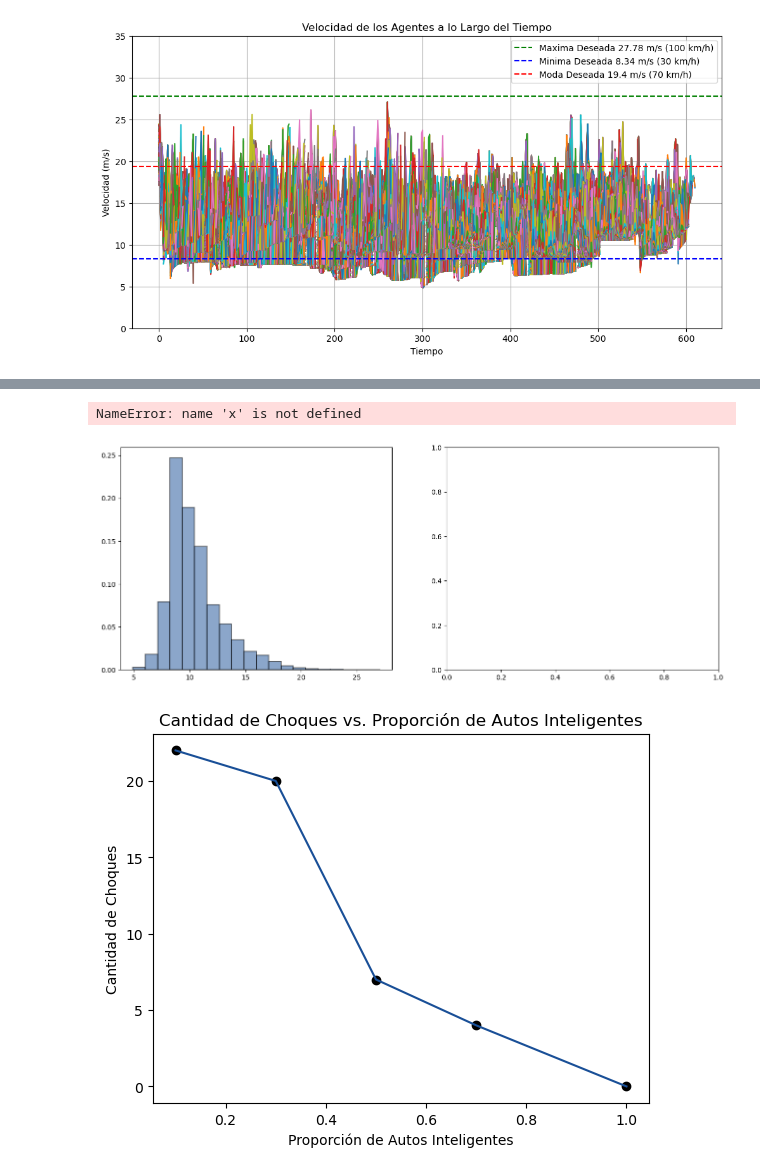
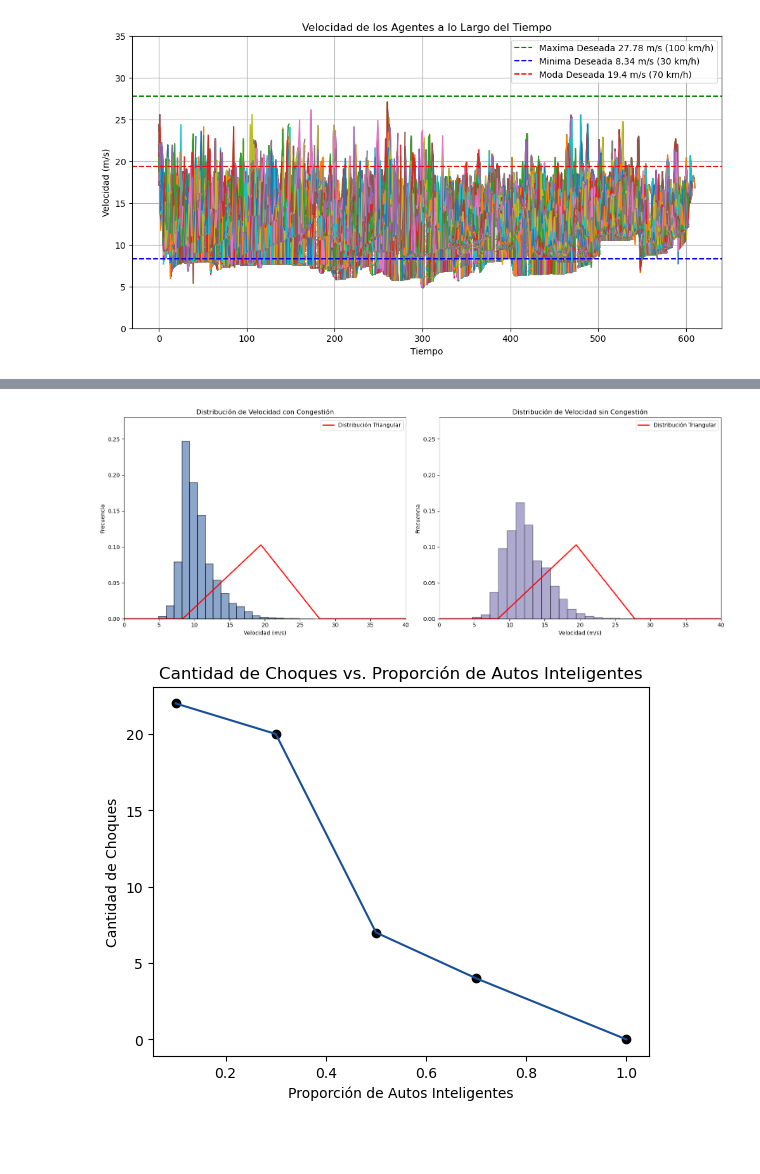
Before and after one commit to azulnogueraa/Agent-Based-Model---Gral-Paz, a Jupyter notebook: simulacion.ipynb, the cells around one changed output, grey strips where cells are left out. Drawn from its saved outputs; the diff is of its cells as text; code cells hidden in the pictures; blank space fills up the shorter version.

```diff
--- a/simulacion.ipynb
+++ b/simulacion.ipynb
@@ -541,7 +541,7 @@ agent_velocities = {}
 reduccion_de_velocidad = []
 
 # Crear una carretera (supongo que la variable 'road' es previamente definida)
-general_paz = Road(m=17000, c=True, p=0)
+general_paz = Road(m=10000, c=True, p=0)
 
 delay = 50  # Milisegundos de retraso entre fotogramas (ajusta según sea necesario)
 
@@ -792,39 +693,37 @@ df_sin_congestion = pd.read_csv('./data/agent_velocities_without_congestion.csv'
 # Eliminar la columna de ArrivalTime si no la necesitas en el gráfico
 df_congestion = df_congestion.drop(columns=['ArrivalTime'])
 df_sin_congestion = df_sin_congestion.drop(columns=['ArrivalTime'])
 
 # Crear subplots en una fila
 fig, axs = plt.subplots(1, 2, figsize=(16, 6))
 
 # Trazar el histograma con congestión en el primer subplot
-axs[0].hist(df_congestion.values.flatten(), bins=20, alpha=0.5, color='#194F97', edgecolor='black', density=True, label='Datos', linewidth=1.5)
+axs[0].hist(df_congestion.values.flatten(), bins=20, alpha=0.5, color='#194F97', edgecolor='black', density=True, linewidth=1.5)
 axs[0].plot(x, triangular, 'r-', linewidth=2, label='Distribución Triangular')
 axs[0].set_xlabel('Velocidad (m/s)')
 axs[0].set_ylabel('Frecuencia')
 axs[0].set_title('Distribución de Velocidad con Congestión')
 axs[0].set_xlim(0, 40)
 axs[0].set_ylim(0, 0.28)
 axs[0].legend()
 
 # Trazar el histograma sin congestión en el segundo subplot
-axs[1].hist(df_sin_congestion.values.flatten(), bins=20, alpha=0.5, color='b', edgecolor='black', density=True, label='Datos')
+axs[1].hist(df_sin_congestion.values.flatten(), bins=20, alpha=0.5, color='#5F54A1', edgecolor='black', density=True)
 axs[1].plot(x, triangular, 'r-', linewidth=2, label='Distribución Triangular')
 axs[1].set_xlabel('Velocidad (m/s)')
 axs[1].set_ylabel('Frecuencia')
 axs[1].set_title('Distribución de Velocidad sin Congestión')
 axs[1].set_xlim(0, 40)
-axs[0].set_ylim(0, 0.28)
+axs[1].set_ylim(0, 0.28)
 axs[1].legend()
 
 # Ajustar el espacio entre subplots
 plt.tight_layout()
 
 # Mostrar los gráficos
-plt.grid()
 plt.show()
 # %% [output]
-NameError: name 'x' is not defined
-[figure, old version]
+[figure, new version]
 # %%
 import random
 import matplotlib.pyplot as plt
```
Also changed, not shown: parts of 3 cells of this notebook.
